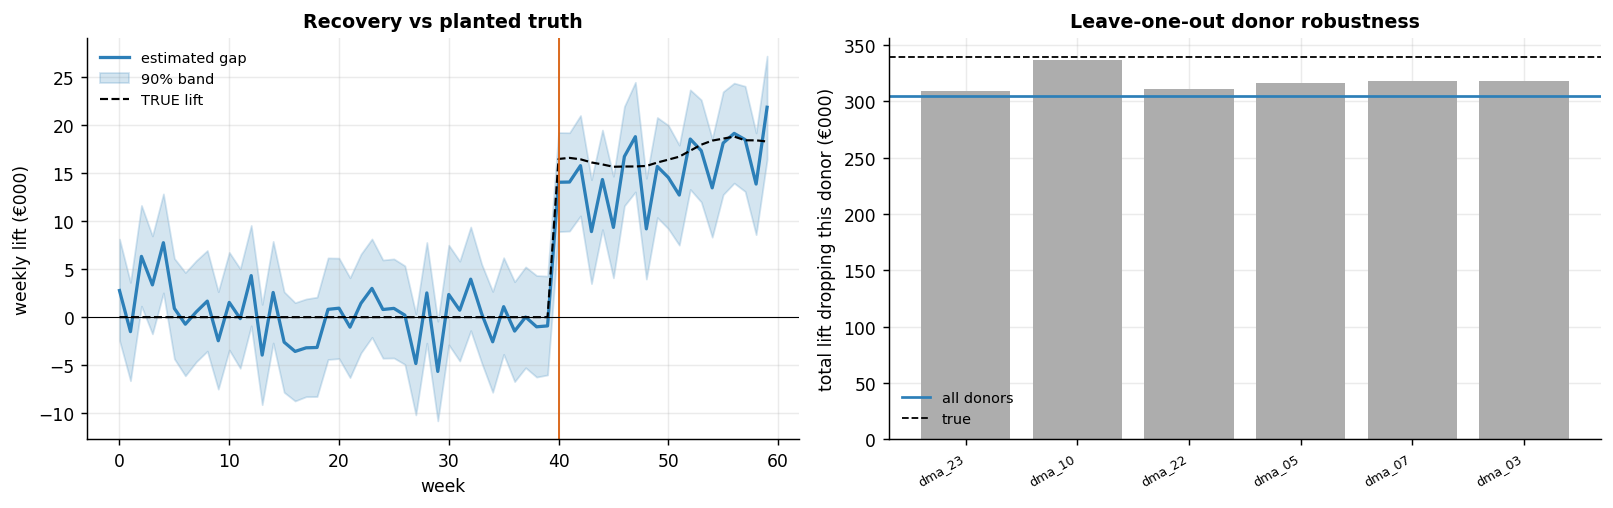
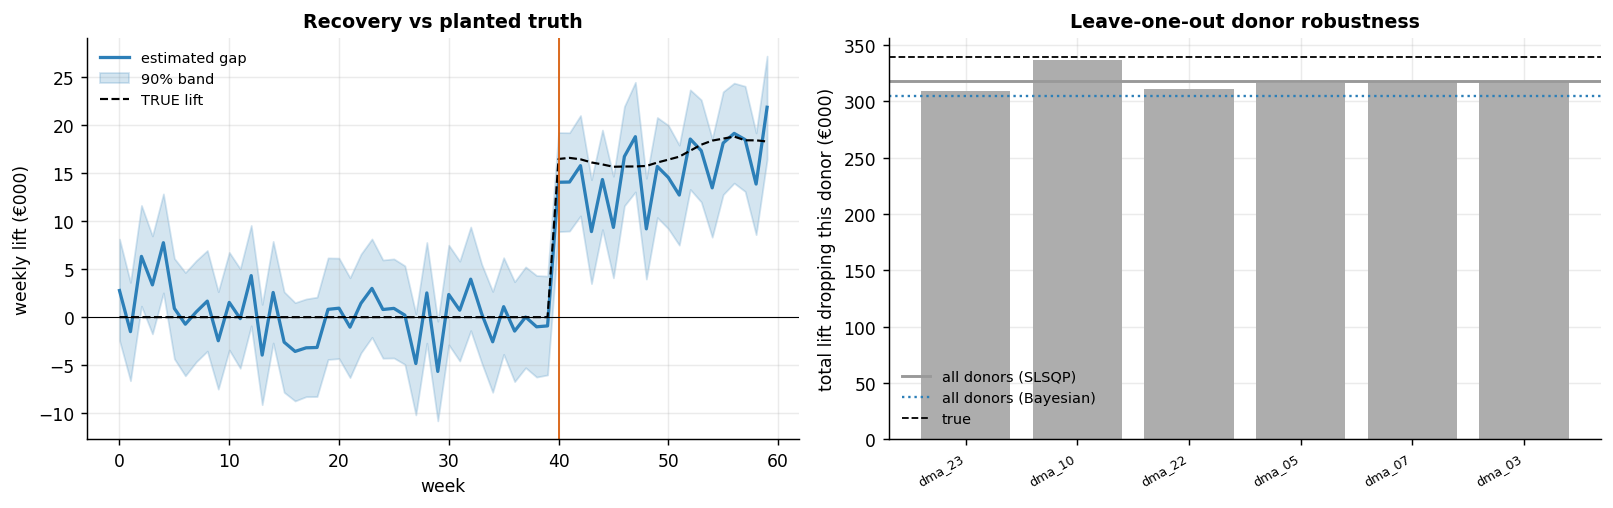
Unified diff of the notebook cell whose output changed from the first chart to the second:
--- before
+++ after
@@ -15,5 +15,8 @@
     loo.append(gap[post].sum())
 full_total = eff_mean[post].sum()
-ax[1].axhline(full_total, color=plots.BLUE, lw=1.5, label="all donors")
+slsqp_full, _ = est.sc_effect_slsqp(y_tr, donors, pre, post)   # same-fitter (SLSQP) baseline for the LOO bars
+slsqp_full_total = slsqp_full[post].sum()
+ax[1].axhline(slsqp_full_total, color=plots.GREY, lw=1.6, label="all donors (SLSQP)")
+ax[1].axhline(full_total, color=plots.BLUE, ls=":", lw=1.3, label="all donors (Bayesian)")
 ax[1].axhline(true_total, color="k", ls="--", lw=1, label="true")
 ax[1].bar(range(len(loo)), loo, color=plots.GREY, alpha=0.8)
@@ -22,3 +25,4 @@
 ax[1].legend(frameon=False, fontsize=8); fig.tight_layout()
 print(f"pre-launch gap mean €{eff_mean[pre].mean():.2f}k (≈0 = good fit).  "
-      f"LOO total range €{min(loo):.0f}–{max(loo):.0f}k around €{full_total:.0f}k — no single donor drives it.")
+      f"LOO total range €{min(loo):.0f}–{max(loo):.0f}k vs the same-fitter SLSQP baseline €{slsqp_full_total:.0f}k "
+      f"(Bayesian €{full_total:.0f}k) — no single donor drives it.")

Commit: P7: fix Anchor-B (nb07) synthetic-control method bugs